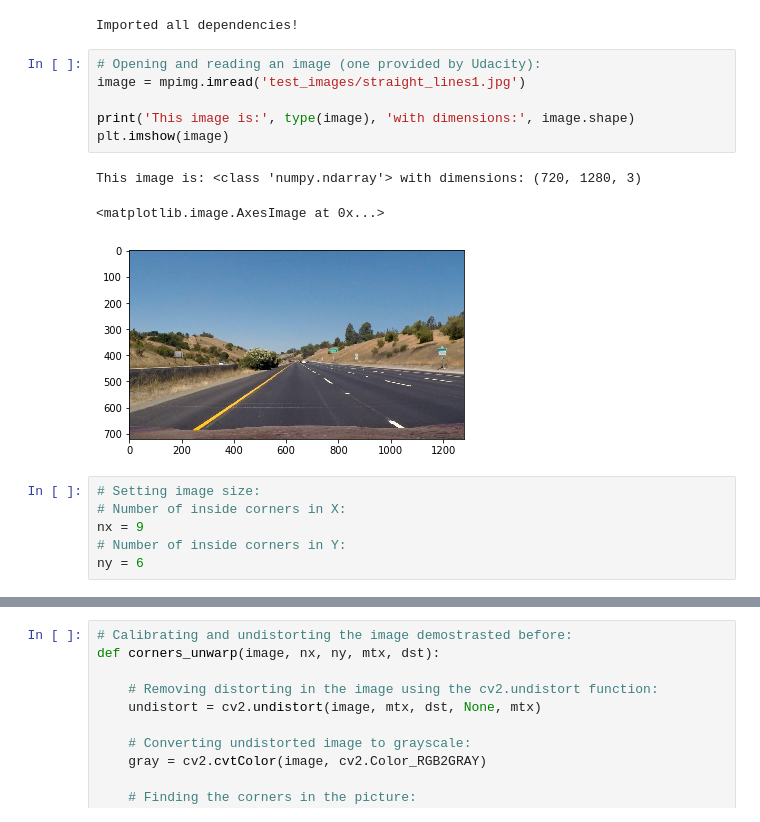
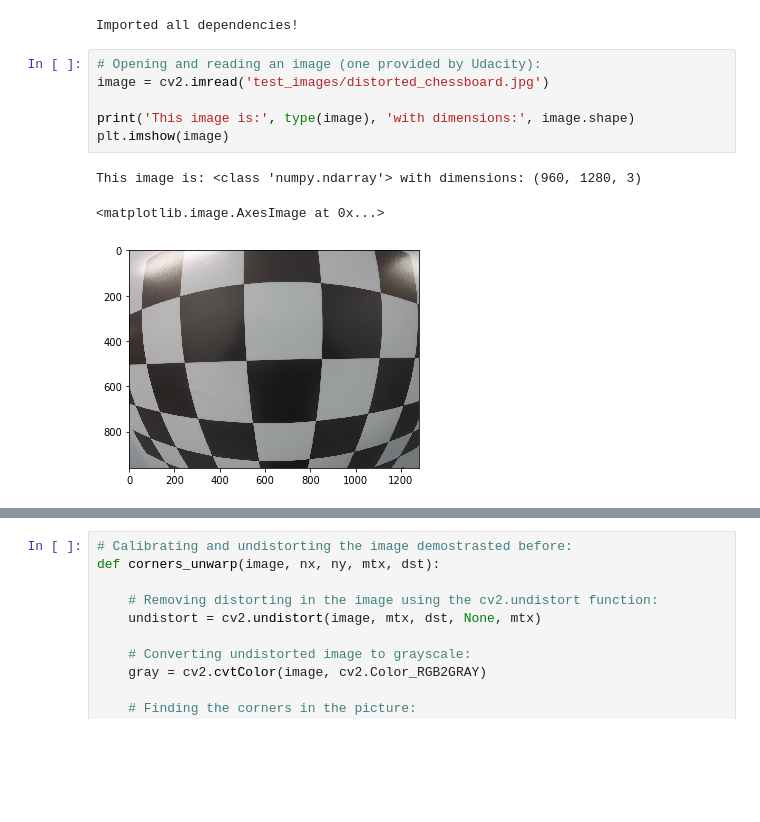
Before and after one commit to CJL89/Advance-Lane-Finding, a Jupyter notebook: Advance Lane Finding.ipynb, the cells around one changed output, grey strips where cells are left out. Drawn from its saved outputs; the diff is of its cells as text; blank space fills up the shorter version.

Commit message:
Added a chessboard picture

```diff
--- a/Advance Lane Finding.ipynb
+++ b/Advance Lane Finding.ipynb
@@ -12,17 +12,11 @@ print('Imported all dependencies!')
 Imported all dependencies!
 # %%
 # Opening and reading an image (one provided by Udacity):
-image = mpimg.imread('test_images/straight_lines1.jpg')
+image = cv2.imread('test_images/distorted_chessboard.jpg')
 
 print('This image is:', type(image), 'with dimensions:', image.shape)
 plt.imshow(image)
 # %% [output]
-This image is: <class 'numpy.ndarray'> with dimensions: (720, 1280, 3)
+This image is: <class 'numpy.ndarray'> with dimensions: (960, 1280, 3)
 <matplotlib.image.AxesImage at 0x...>
-[figure, old version]
+[figure, new version]
-# %%
-# Setting image size:
-# Number of inside corners in X:
-nx = 9
-# Number of inside corners in Y:
-ny = 6
```
Also changed, not shown: parts of 3 cells of this notebook.
